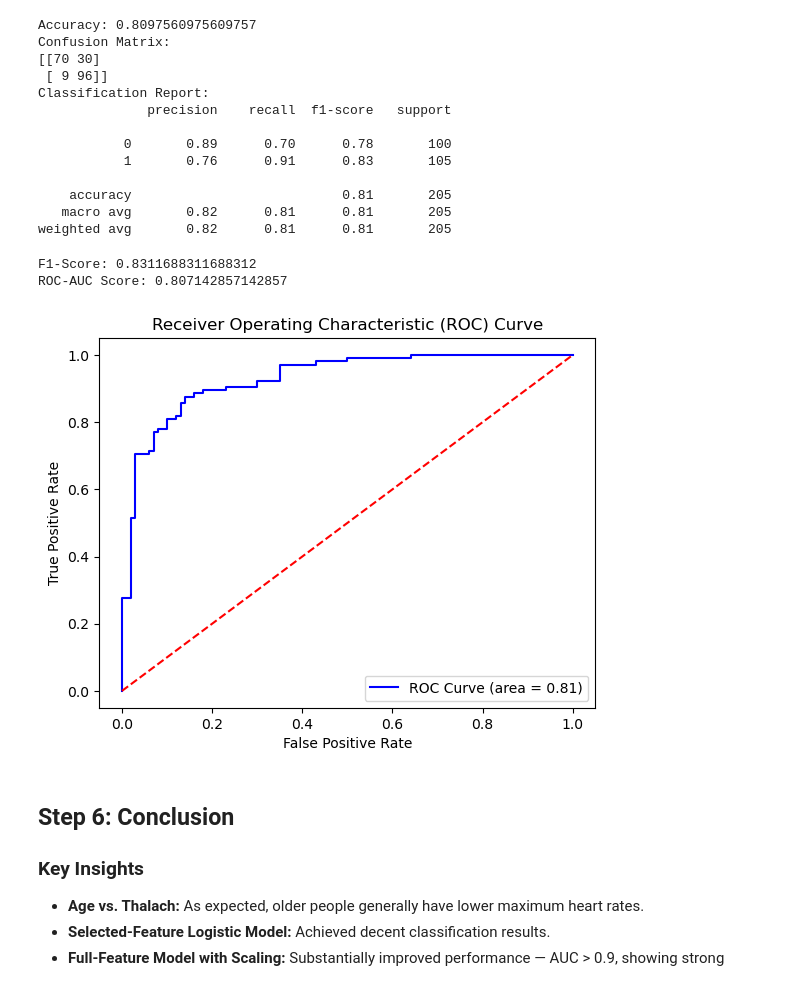
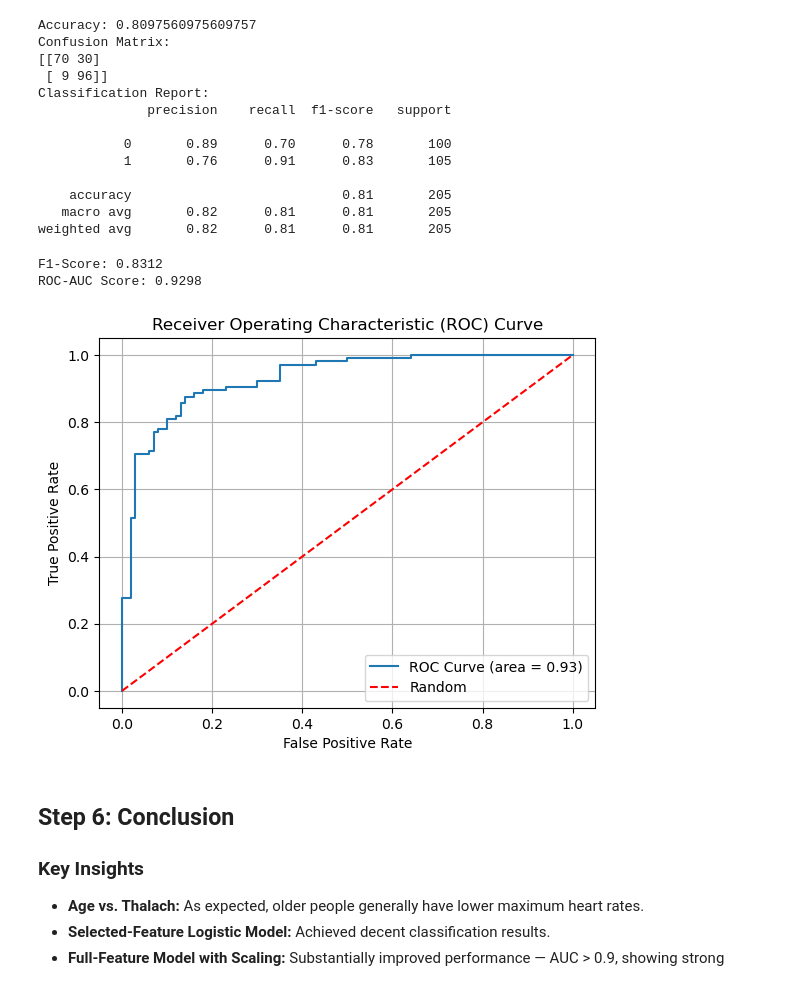
Before and after one commit to ParthShah007/CODE_AI_TASKS, a Jupyter notebook: Parth_codeai_task_3/hart.ipynb, the cells around one changed output. Cells and saved outputs as stored; diff of their text form; code cells hidden in the pictures.

```diff
--- a/Parth_codeai_task_3/hart.ipynb
+++ b/Parth_codeai_task_3/hart.ipynb
@@ -282,26 +291,33 @@ Classification Report:
 weighted avg       0.82      0.81      0.81       205
 # %%
 from sklearn.metrics import f1_score, roc_auc_score, roc_curve
+import matplotlib.pyplot as plt
 
+# predictions (labels) for F1
 y_pred = model.predict(X_test_scale)
 f1 = f1_score(y_test, y_pred)
-roc_auc = roc_auc_score(y_test, y_pred)
-fpr, tpr, thresholds = roc_curve(y_test, model.predict_proba(X_test_scale)[:,1])
-print(f'F1-Score: {f1}')
-print(f'ROC-AUC Score: {roc_auc}')
+
+# probabilities for ROC-AUC and ROC curve
+y_proba = model.predict_proba(X_test_scale)[:, 1]
+roc_auc = roc_auc_score(y_test, y_proba)
+fpr, tpr, thresholds = roc_curve(y_test, y_proba)
+
+print(f'F1-Score: {f1:.4f}')
+print(f'ROC-AUC Score: {roc_auc:.4f}')
 
 plt.figure()
-plt.plot(fpr, tpr, color='blue', label='ROC Curve (area = %0.2f)' % roc_auc)
-plt.plot([0, 1], [0, 1], color='red', linestyle='--')
+plt.plot(fpr, tpr, label=f'ROC Curve (area = {roc_auc:.2f})')
+plt.plot([0, 1], [0, 1], linestyle='--', color='red', label='Random')
 plt.xlabel('False Positive Rate')
 plt.ylabel('True Positive Rate')
 plt.title('Receiver Operating Characteristic (ROC) Curve')
-plt.legend(loc="lower right")
+plt.legend(loc='lower right')
+plt.grid(True)
 plt.show()
 # %% [output]
-F1-Score: 0.8311688311688312
-ROC-AUC Score: 0.807142857142857
+F1-Score: 0.8312
+ROC-AUC Score: 0.9298
-[figure, old version]
+[figure, new version]
 # %% [markdown]
 ## Step 6: Conclusion
 
```
Also changed, not shown: parts of 1 cell of this notebook.
